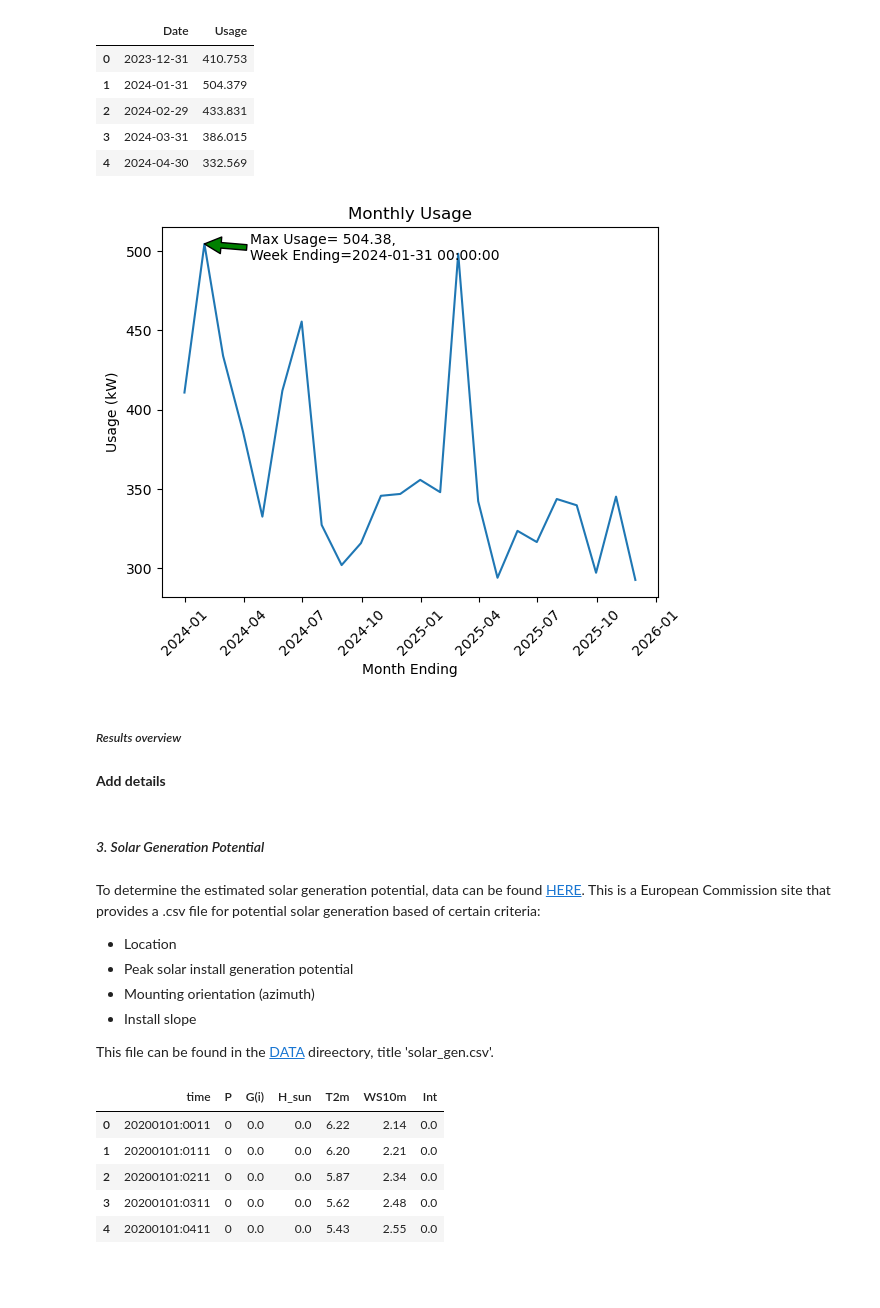
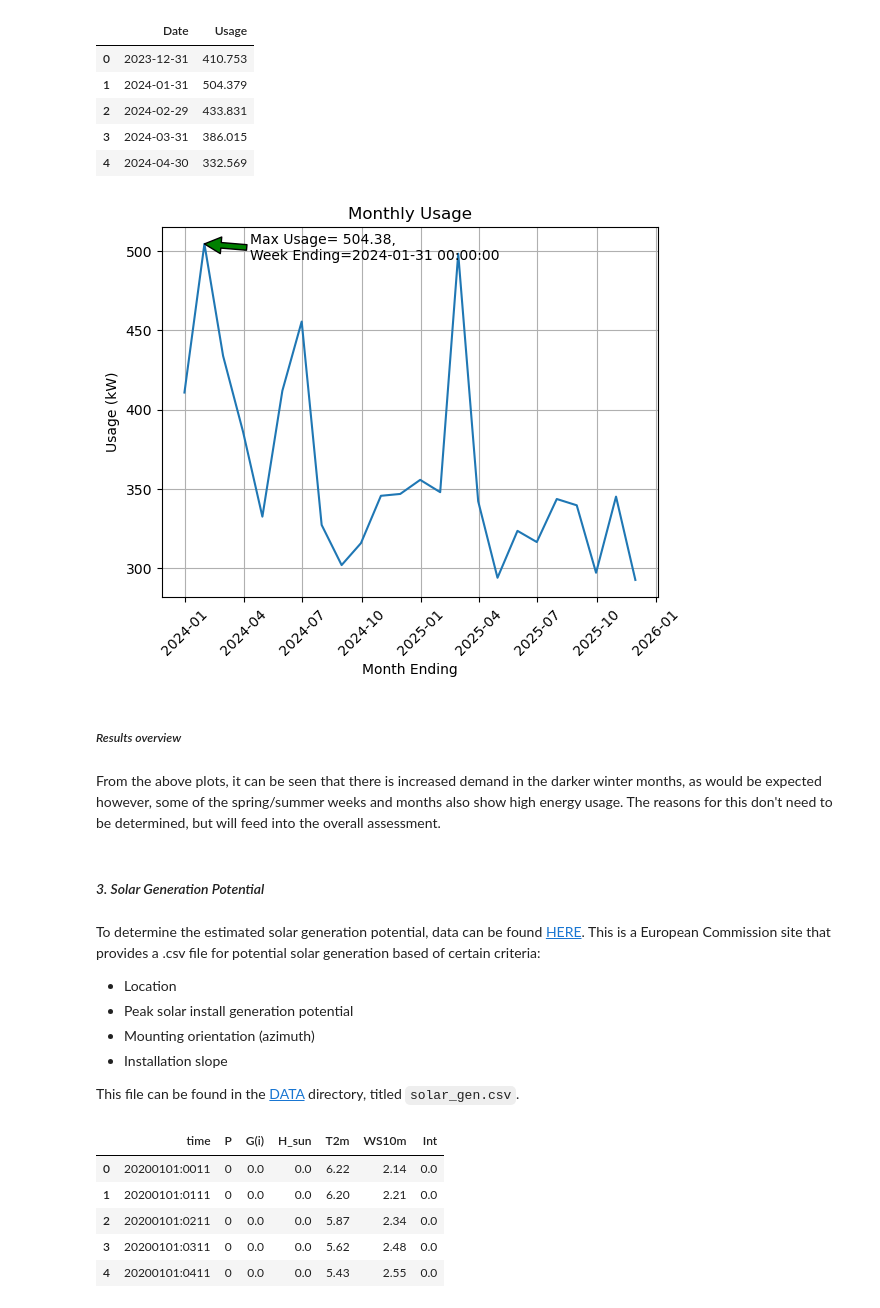
Before and after one commit to danielfinnerty/PFDA, a Jupyter notebook: project/solar_assessment.ipynb, the cells around one changed output. Drawn from its saved outputs; the diff is of its cells as text; code cells hidden in the pictures; blank space fills up the shorter version.

Commit message:
Updates to code and markdown cells of solar_assessment file

```diff
--- a/project/solar_assessment.ipynb
+++ b/project/solar_assessment.ipynb
@@ -519,38 +528,41 @@ df_import_mtly.head()
 # %%
 # Create lineplot
 ax = sns.lineplot(data=df_import_mtly, x="Date", y="Usage")
 
 # Specify plot title
 ax.set_title('Monthly Usage')
 
 # Adjust names of axes.
 ax.set_xlabel('Month Ending')
 ax.set_ylabel('Usage (kW)')
 
 # Rotate axis test
 ax.tick_params(axis='x', labelrotation=45)
+
+# Add gridlines
+ax.grid()
 
 # Determine max amount
 max_mtly_usage = df_import_mtly['Usage'].max()
 
 # Confirm index position of max usage
 max_mtly_index_pos = df_import_mtly['Usage'].idxmax()
 
 # Confirm date of indicated index position
 max_mtly_date = df_import_mtly.loc[max_mtly_index_pos, 'Date']
 
 # Specify text layout
 max_mtly_text = f"Max Usage={max_mtly_usage: .2f},\nWeek Ending={max_mtly_date}"
 
 # Add maximum details to plot
 ax.annotate(max_mtly_text, xy=(max_mtly_date, max_mtly_usage), xytext=(max_mtly_date+pd.Timedelta(days=70),
             max_mtly_usage-10), arrowprops=dict(facecolor='green'));
 # %% [output]
-[figure, old version]
+[figure, new version]
 # %% [markdown]
 ##### _Results overview_
 # %% [markdown]
-**Add details**
+From the above plots, it can be seen that there is increased demand in the darker winter months, as would be expected however, some of the spring/summer weeks and months also show high energy usage. The reasons for this don't need to be determined, but will feed into the overall assessment.
 # %% [markdown]
 #### _3. Solar Generation Potential_
 # %% [markdown]
@@ -558,9 +570,9 @@ To determine the estimated solar generation potential, data can be found [HERE](
 - Location
 - Peak solar install generation potential
 - Mounting orientation (azimuth)
-- Install slope
+- Installation slope
 
-This file can be found in the [DATA](https://github.com/danielfinnerty/PFDA/tree/main/project/data) direectory, title 'solar_gen.csv'.
+This file can be found in the [DATA](https://github.com/danielfinnerty/PFDA/tree/main/project/data) directory, titled `solar_gen.csv`.
 # %%
 # Data location
 url = "./data/"
```
Also changed, not shown: parts of 55 cells of this notebook.
